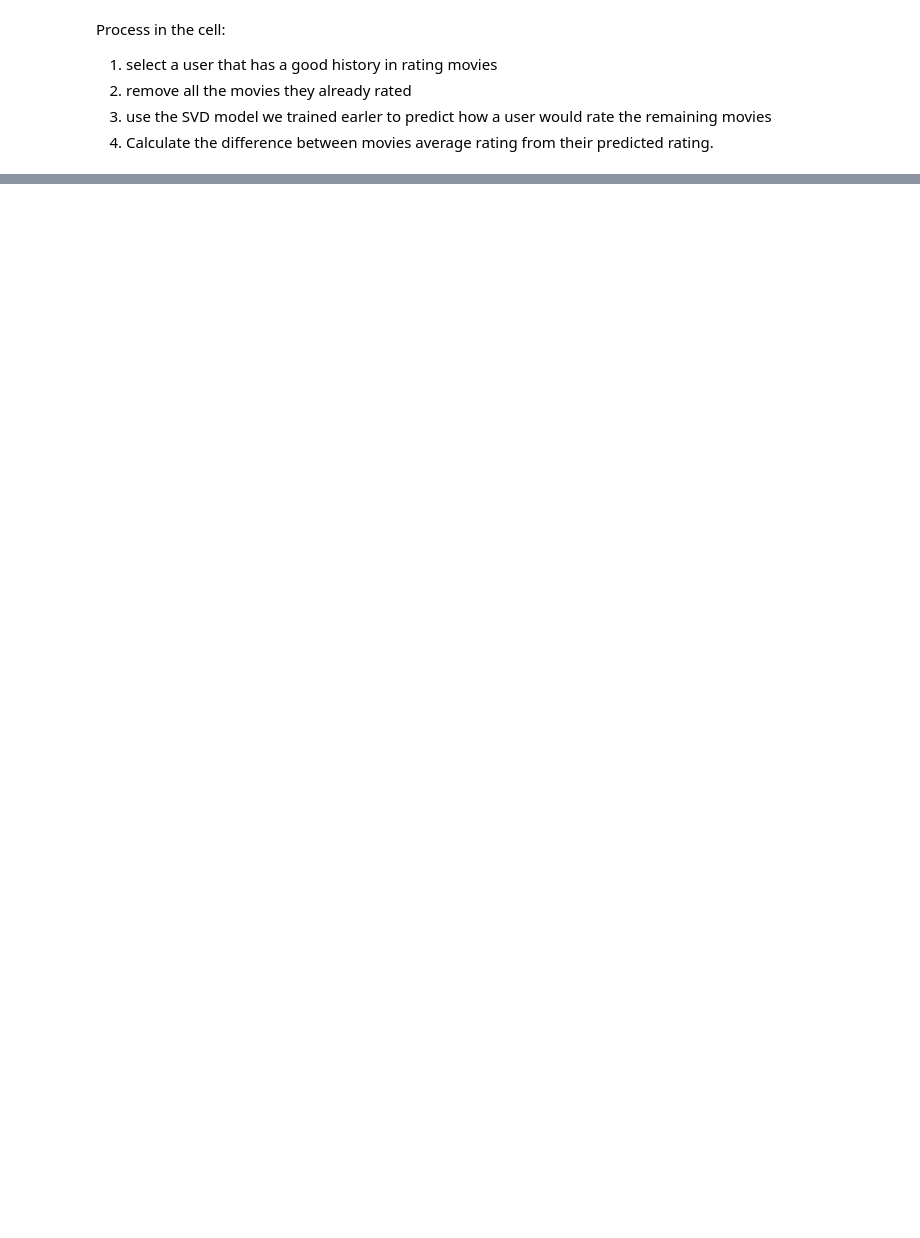
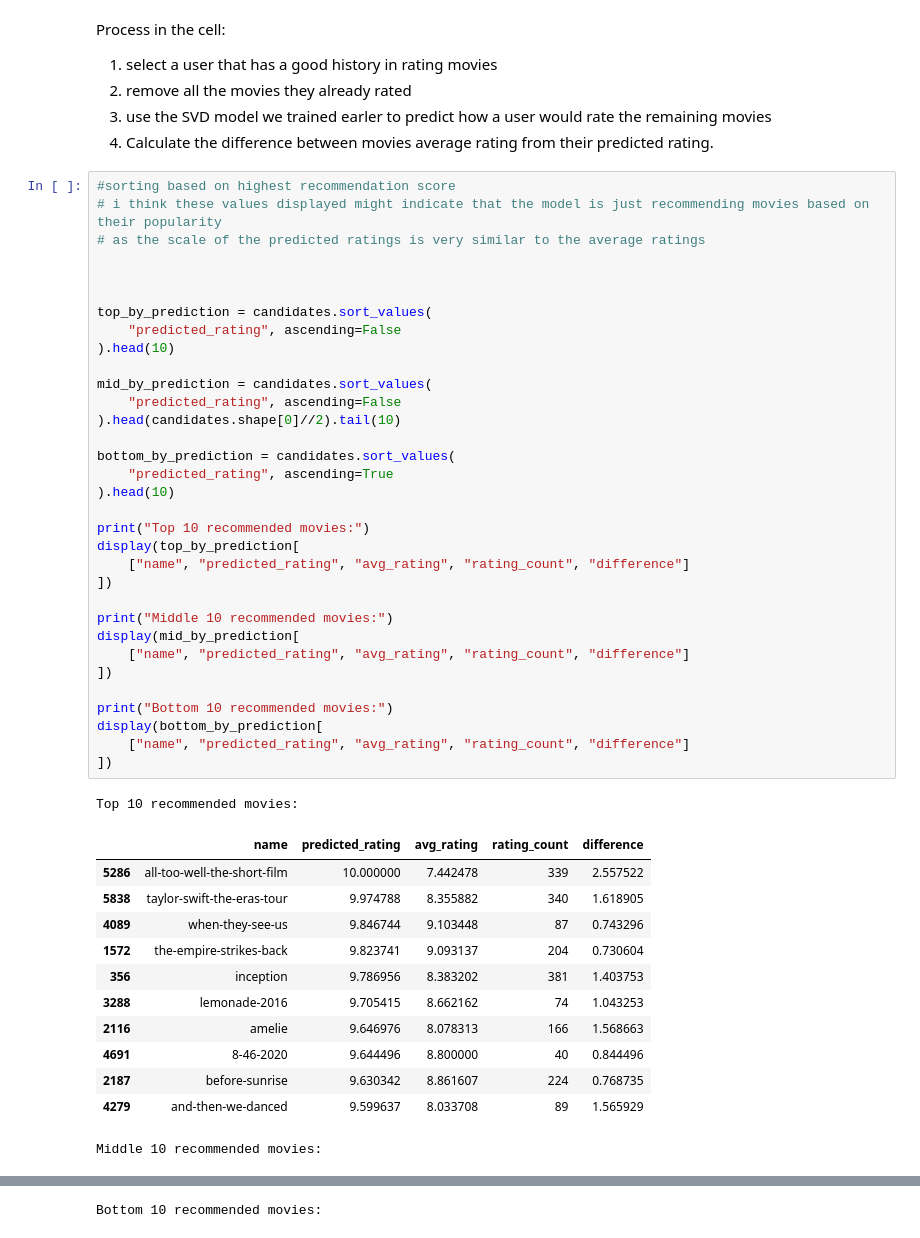
Before and after one commit to AbhilashaTandon/letterboxd_analyzer, a Jupyter notebook: analysis/recommendation_ranking.ipynb, the cells around one changed output, grey strips where cells are left out. Saved outputs shown, nothing was run; the diff lists cells and outputs as text; blank space fills up the shorter version.

```diff
--- a/analysis/recommendation_ranking.ipynb
+++ b/analysis/recommendation_ranking.ipynb
@@ -100,3 +99,50 @@ Process in the cell:
 2. remove all the movies they already rated
 3. use the SVD model we trained earler to predict how a user would rate the remaining movies
 4. Calculate the difference between movies average rating from their predicted rating.
+# %%
+#sorting based on highest recommendation score
+# i think these values displayed might indicate that the model is just recommending movies based on their popularity
+# as the scale of the predicted ratings is very similar to the average ratings
+
+
+
+top_by_prediction = candidates.sort_values(
+    "predicted_rating", ascending=False
+).head(10)
+
+mid_by_prediction = candidates.sort_values(
+    "predicted_rating", ascending=False
+).head(candidates.shape[0]//2).tail(10)
+
+bottom_by_prediction = candidates.sort_values(
+    "predicted_rating", ascending=True
+).head(10)
+
+print("Top 10 recommended movies:")
+display(top_by_prediction[
+    ["name", "predicted_rating", "avg_rating", "rating_count", "difference"]
+])
+
+print("Middle 10 recommended movies:")
+display(mid_by_prediction[
+    ["name", "predicted_rating", "avg_rating", "rating_count", "difference"]
+])
+
+print("Bottom 10 recommended movies:")
+display(bottom_by_prediction[
+    ["name", "predicted_rating", "avg_rating", "rating_count", "difference"]
+])
+# %% [output]
+Top 10 recommended movies:
+|  | name | predicted_rating | avg_rating | rating_count | difference |
+| 5286 | all-too-well-the-short-film | 10.000000 | 7.442478 | 339 | 2.557522 |
+| 5838 | taylor-swift-the-eras-tour | 9.974788 | 8.355882 | 340 | 1.618905 |
+| 4089 | when-they-see-us | 9.846744 | 9.103448 | 87 | 0.743296 |
+| 1572 | the-empire-strikes-back | 9.823741 | 9.093137 | 204 | 0.730604 |
+| 356 | inception | 9.786956 | 8.383202 | 381 | 1.403753 |
+| 3288 | lemonade-2016 | 9.705415 | 8.662162 | 74 | 1.043253 |
+| 2116 | amelie | 9.646976 | 8.078313 | 166 | 1.568663 |
+| 4691 | 8-46-2020 | 9.644496 | 8.800000 | 40 | 0.844496 |
+| 2187 | before-sunrise | 9.630342 | 8.861607 | 224 | 0.768735 |
+| 4279 | and-then-we-danced | 9.599637 | 8.033708 | 89 | 1.565929 |
+Middle 10 recommended movies:
@@ -102,0 +160 @@ Process in the cell:
+Bottom 10 recommended movies:
```
Also changed, not shown: parts of 7 cells of this notebook.
